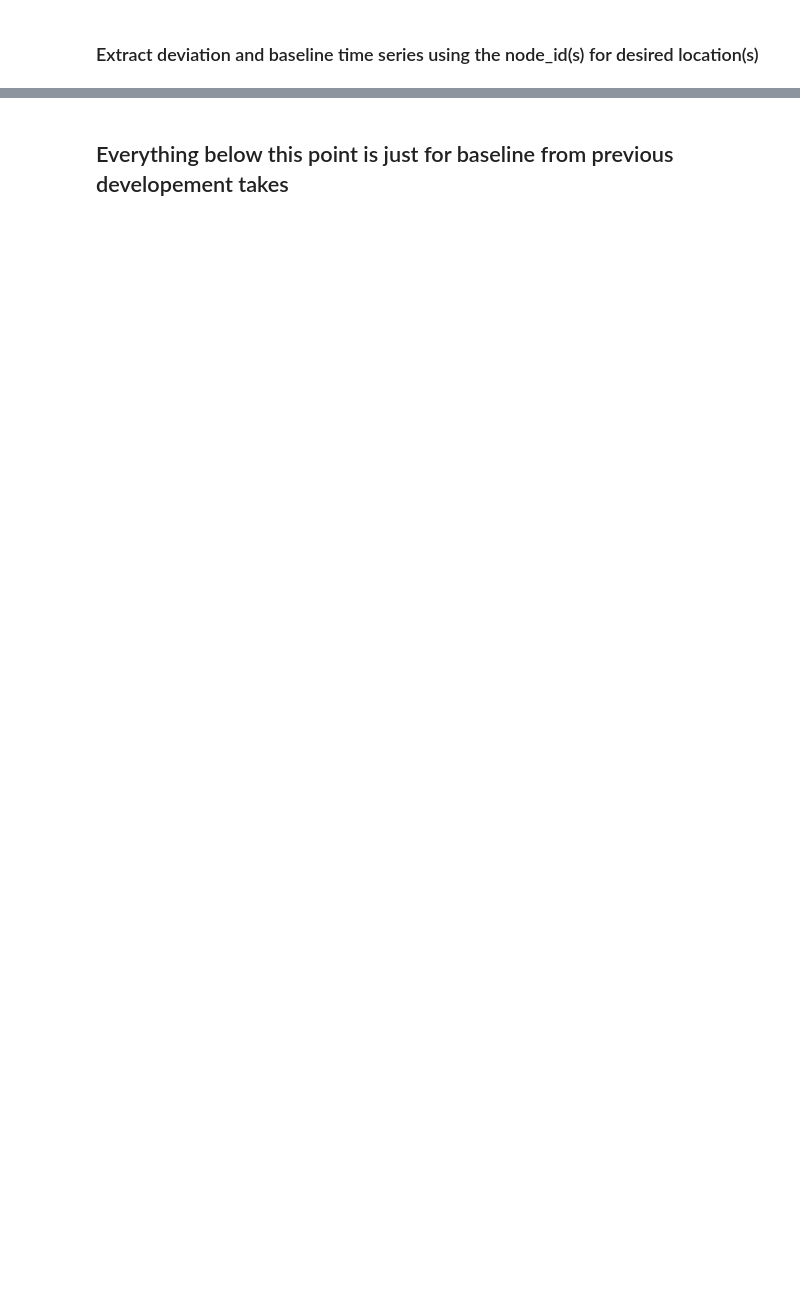
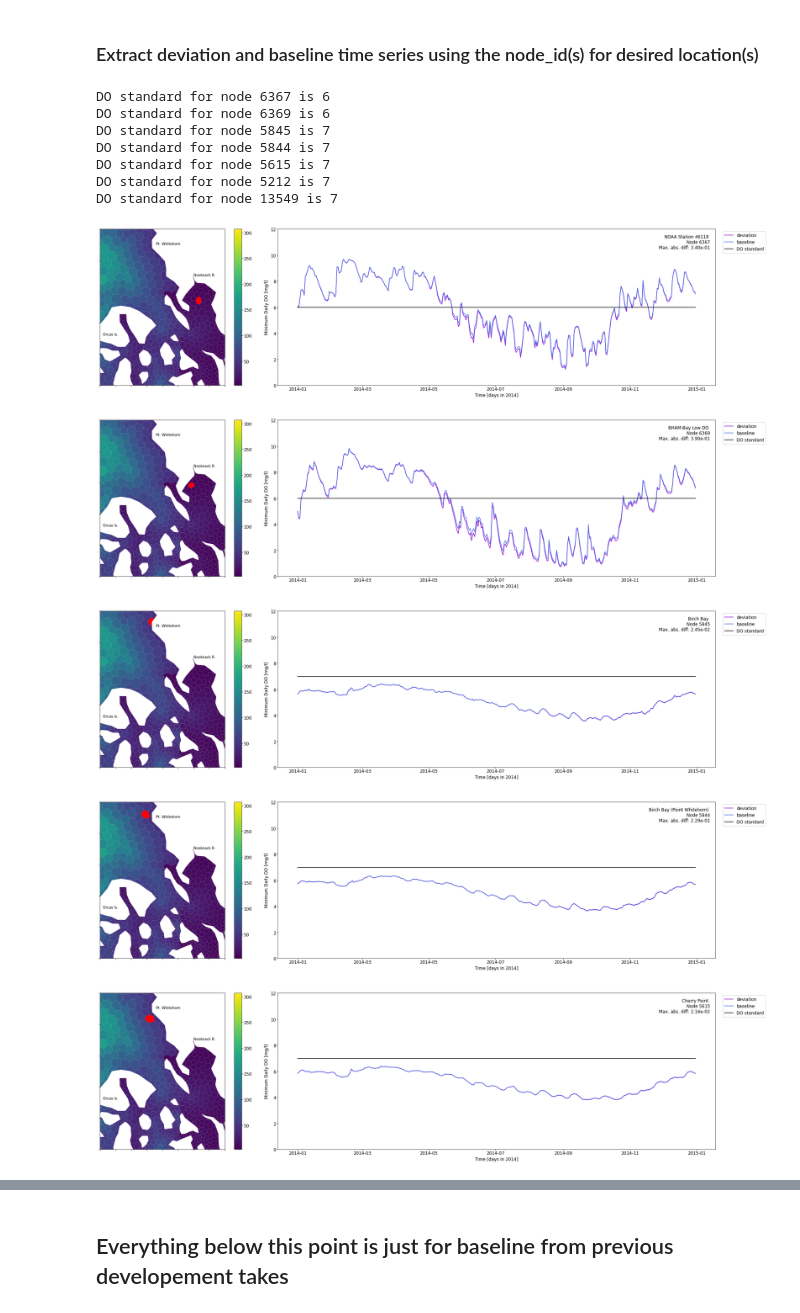
Before and after one commit to UW-PSI/SalishSeaModel-analysis, a Jupyter notebook: notebooks/dev_TS_ExistRef_graphic.ipynb, the cells around one changed output, grey strips where cells are left out. Drawn from its saved outputs; the diff is of its cells as text; code cells hidden in the pictures; blank space fills up the shorter version.

```diff
--- a/notebooks/dev_TS_ExistRef_graphic.ipynb
+++ b/notebooks/dev_TS_ExistRef_graphic.ipynb
@@ -324,43 +345,58 @@ for idx,loc in enumerate(ts[run_type]):
     gdf_nearest=gdf.loc[gdf.node_id==node_id[idx]]
     gdf_nearest.plot(ax=axs[0],color='red',legend=True,label='Time series location')
     # Zoom into Bbay so we can actualy see overlap
-    axs[0].set_ylim(5.37e6,5.42e6)
-    axs[0].set_xlim(5e5,5.4e5)
+    if loc != 'Quarter Master':
+        axs[0].set_ylim(5.37e6,5.42e6)
+        axs[0].set_xlim(5e5,5.4e5)
+        axs[0].text(5.01e5,5.386e6,"Orcas Is.")
+        axs[0].text(5.3e5,5.405e6,"Nooksack R.")
+        axs[0].text(5.18e5,5.415e6,"Pt. Whitehorn")
     #xlabels=axs.get_xticklabels()
     axs[0].set_xticklabels('')
     axs[0].set_yticklabels('')
-    axs[0].text(5.01e5,5.386e6,"Orcas Is.")
-    axs[0].text(5.3e5,5.405e6,"Nooksack R.")
-    axs[0].text(5.18e5,5.415e6,"Pt. Whitehorn")
+
 
     #~~~ Time series ~~~
     print(f"DO standard for node {gdf['node_id'][df_index[idx]]} is {gdf['DO_std'][df_index[idx]]}")
     for run_type in ['deviation','baseline']:
         axs[1].plot(dti,
                  ts[run_type][loc],
                  color=ssm['line_colors'][run_type],
                  label=run_type
                 )
     axs[1].plot(dti,
              gdf['DO_std'][df_index[idx]]*np.ones(len(ts[run_type][loc])),
              'k', label='DO standard'
             )
-    axs[1].set_ylim(2,9)
+    axs[1].set_ylim(0,12)
     axs[1].set_ylabel('Minimum Daily DO [mg/l]')
     axs[1].set_xlabel('Time [days in 2014]')
     leg=axs[1].legend(
         bbox_to_anchor=(1.12,1),
         loc='upper right'
     )
     for text in leg.get_texts():
         text.set_ha('left')
     max_diff=max(abs(ts['deviation'][loc]-ts['baseline'][loc]))
     axs[1].annotate(f"{loc} \nNode {gdf['node_id'][df_index[idx]]}\n Max. abs. diff: {max_diff.item():4.2e}",
                  xy=(1, 1), xytext=(-15, -15), fontsize=12,
                  xycoords='axes fraction',
                  textcoords='offset points',
                  horizontalalignment='right',
                  verticalalignment='top',
                  backgroundcolor='white')
     plt.savefig(graphics_directory/
                 f"minDO_comparison_node{gdf['node_id'][df_index[idx]]}")
+# %% [output]
+DO standard for node 6367 is 6
+DO standard for node 6369 is 6
+DO standard for node 5845 is 7
+DO standard for node 5844 is 7
+DO standard for node 5615 is 7
+DO standard for node 5212 is 7
+DO standard for node 13549 is 7
+[figure, added]
+[figure, added]
+[figure, added]
+[figure, added]
+[figure, added]
```
Also changed, not shown: parts of 10 cells of this notebook.
